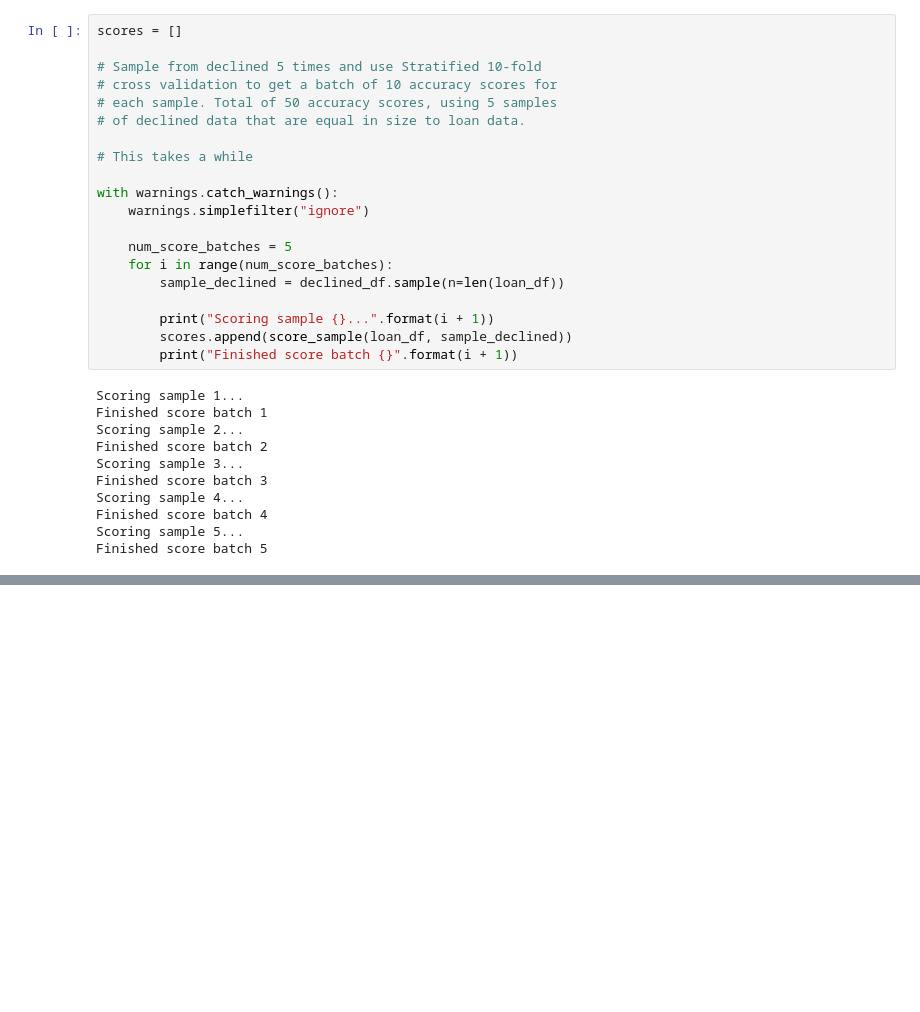
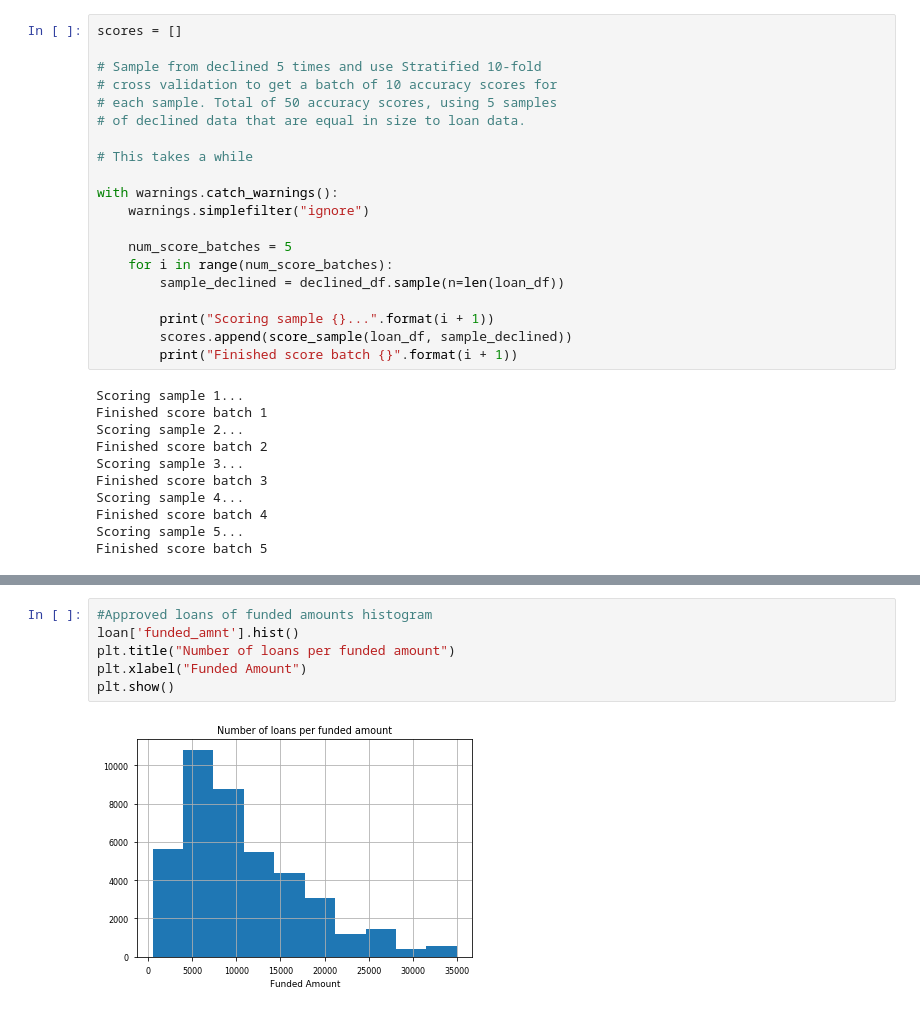
Before and after one commit to kevineato/loan_data_project, a Jupyter notebook: loan_data_project.ipynb, the cells around one changed output, grey strips where cells are left out. Saved outputs shown, nothing was run; the diff lists cells and outputs as text; blank space fills up the shorter version.

```diff
--- a/loan_data_project.ipynb
+++ b/loan_data_project.ipynb
@@ -172,0 +203,8 @@ Mean Accuracy: 0.8351 (+/- 0.0341)
+# %%
+#Approved loans of funded amounts histogram
+loan['funded_amnt'].hist()
+plt.title("Number of loans per funded amount")
+plt.xlabel("Funded Amount")
+plt.show()
+# %% [output]
+[figure, added]
```
Also changed, not shown: parts of 22 cells of this notebook.
